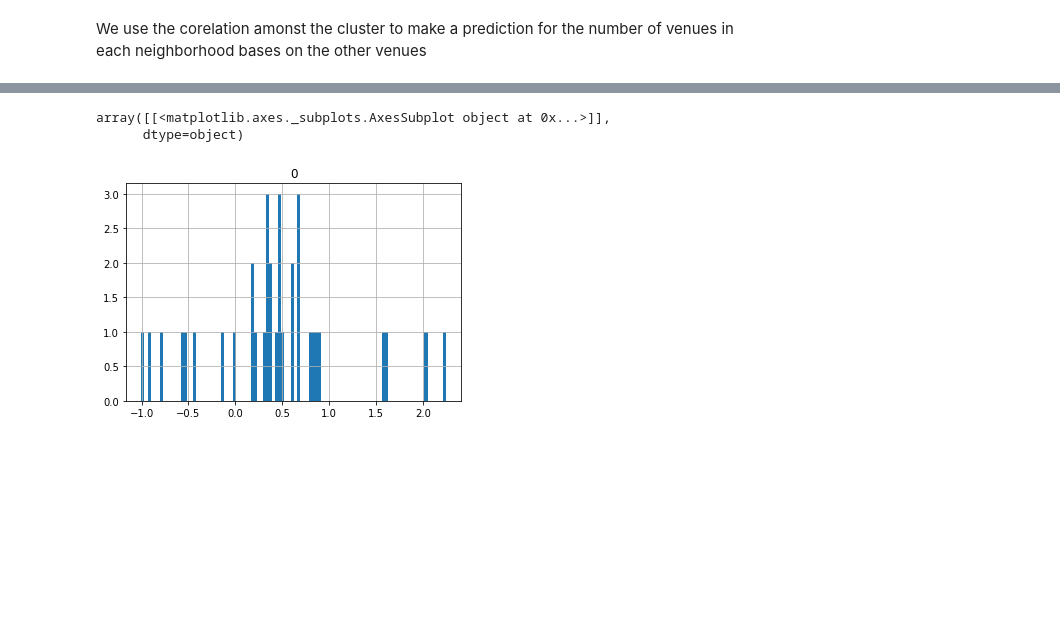
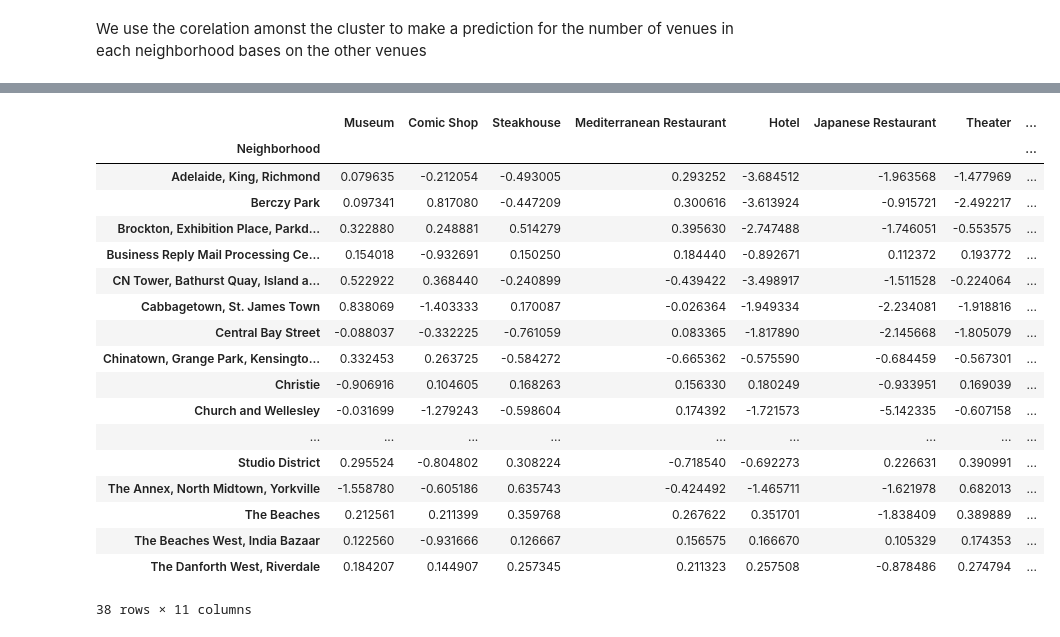
Before and after one commit to BardiyaB/Coursera_Capstone, a Jupyter notebook: capstone_project-week4-Copy1.ipynb, the cells around one changed output, grey strips where cells are left out. Drawn from its saved outputs; the diff is of its cells as text; code cells hidden in the pictures; blank space fills up the shorter version.

```diff
--- a/capstone_project-week4-Copy1.ipynb
+++ b/capstone_project-week4-Copy1.ipynb
@@ -430,4 +430,4 @@ We find a stable cluster of 11 venues wich are correlated the strongest amongst
 # %%
 top_cluster=['Museum', 'Comic Shop', 'Steakhouse', 'Mediterranean Restaurant', 'Hotel', 'Japanese Restaurant', 'Theater', 'Thai Restaurant', 'Plaza', 'Farmers Market', 'Concert Hall']
 # %%
-venue_corr.loc[top_cluster, top_cluster]
+top_cluster_corr=venue_corr.loc[top_cluster, top_cluster]
@@ -447,4 +434,4 @@ venue_corr.loc[top_cluster, top_cluster]
 # %% [markdown]
 We use the corelation amonst the cluster to make a prediction for the number of venues in each neighborhood bases on the other venues
 # %%
-toronto_cluster_venues=toronto_onehot[['Neighborhood']+top_cluster].groupby('Neighborhood').sum()
+toronto_top_cluster=toronto_onehot[['Neighborhood']+top_cluster].groupby('Neighborhood').sum()
@@ -525,6 +438,32 @@ pred2=np.diagonal(res)/aa
-# %%
-pd.DataFrame((real-pred2)).hist(bins=100)
-# %% [output]
-array([[<matplotlib.axes._subplots.AxesSubplot object at 0x...>]],
-      dtype=object)
-[figure, removed]
+# %%
+top_cluster_predictions=toronto_top_cluster.copy()
+# %%
+for i in top_cluster:
+
+    get_cluster=top_cluster.copy()
+    get_cluster.remove(i)
+    prediction=np.dot(np.array(toronto_top_cluster[get_cluster]),top_cluster_corr.loc[get_cluster, i].values.reshape((10,1)))/10
+
+    top_cluster_predictions[[i]]=prediction
+# %%
+top_cluster_predictions[top_cluster]-toronto_top_cluster
+# %% [output]
+|  | Museum | Comic Shop | Steakhouse | Mediterranean Restaurant | Hotel | Japanese Restaurant | Theater | ... |
+| Neighborhood |  |  |  |  |  |  |  | ... |
+| Adelaide, King, Richmond | 0.079635 | -0.212054 | -0.493005 | 0.293252 | -3.684512 | -1.963568 | -1.477969 | ... |
+| Berczy Park | 0.097341 | 0.817080 | -0.447209 | 0.300616 | -3.613924 | -0.915721 | -2.492217 | ... |
+| Brockton, Exhibition Place, Parkd... | 0.322880 | 0.248881 | 0.514279 | 0.395630 | -2.747488 | -1.746051 | -0.553575 | ... |
+| Business Reply Mail Processing Ce... | 0.154018 | -0.932691 | 0.150250 | 0.184440 | -0.892671 | 0.112372 | 0.193772 | ... |
+| CN Tower, Bathurst Quay, Island a... | 0.522922 | 0.368440 | -0.240899 | -0.439422 | -3.498917 | -1.511528 | -0.224064 | ... |
+| Cabbagetown, St. James Town | 0.838069 | -1.403333 | 0.170087 | -0.026364 | -1.949334 | -2.234081 | -1.918816 | ... |
+| Central Bay Street | -0.088037 | -0.332225 | -0.761059 | 0.083365 | -1.817890 | -2.145668 | -1.805079 | ... |
+| Chinatown, Grange Park, Kensingto... | 0.332453 | 0.263725 | -0.584272 | -0.665362 | -0.575590 | -0.684459 | -0.567301 | ... |
+| Christie | -0.906916 | 0.104605 | 0.168263 | 0.156330 | 0.180249 | -0.933951 | 0.169039 | ... |
+| Church and Wellesley | -0.031699 | -1.279243 | -0.598604 | 0.174392 | -1.721573 | -5.142335 | -0.607158 | ... |
+| ... | ... | ... | ... | ... | ... | ... | ... | ... |
+| Studio District | 0.295524 | -0.804802 | 0.308224 | -0.718540 | -0.692273 | 0.226631 | 0.390991 | ... |
+| The Annex, North Midtown, Yorkville | -1.558780 | -0.605186 | 0.635743 | -0.424492 | -1.465711 | -1.621978 | 0.682013 | ... |
+| The Beaches | 0.212561 | 0.211399 | 0.359768 | 0.267622 | 0.351701 | -1.838409 | 0.389889 | ... |
+| The Beaches West, India Bazaar | 0.122560 | -0.931666 | 0.126667 | 0.156575 | 0.166670 | 0.105329 | 0.174353 | ... |
+| The Danforth West, Riverdale | 0.184207 | 0.144907 | 0.257345 | 0.211323 | 0.257508 | -0.878486 | 0.274794 | ... |
+38 rows × 11 columns
```
Also changed, not shown: parts of 14 cells of this notebook.
